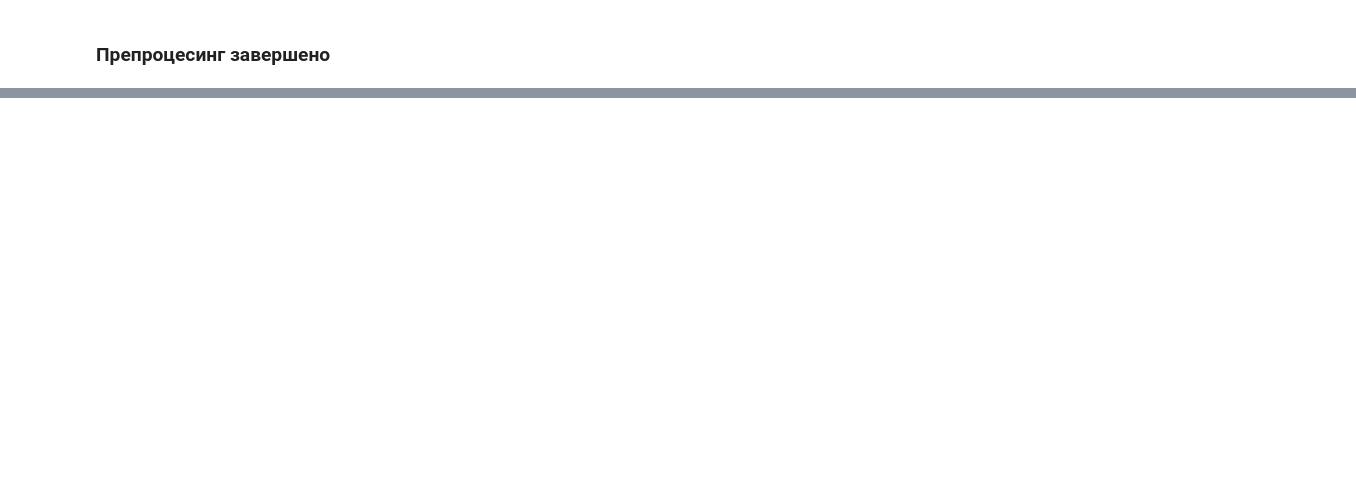
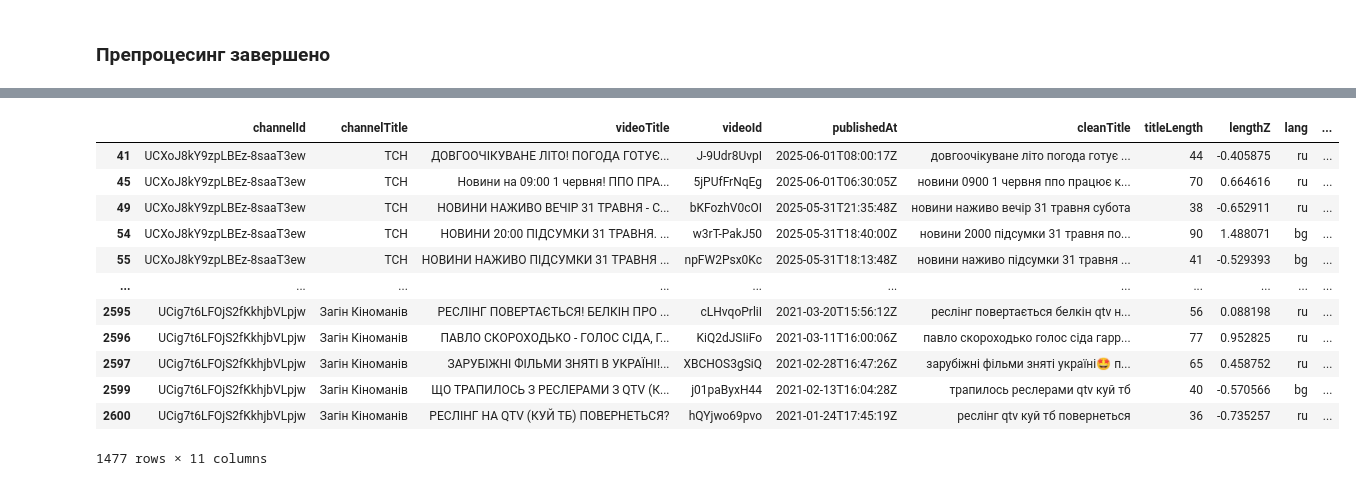
Before and after one commit to pro100jekon/kpi-web-analytics, a Jupyter notebook: lab3.ipynb, the cells around one changed output, grey strips where cells are left out. Cells and saved outputs as stored; diff of their text form; code cells hidden in the pictures; blank space fills up the shorter version.

```diff
--- a/lab3.ipynb
+++ b/lab3.ipynb
@@ -172,0 +240,16 @@ df
+# %%
+results["language_anomalies"]
+# %% [output]
+|  | channelId | channelTitle | videoTitle | videoId | publishedAt | cleanTitle | titleLength | lengthZ | lang | ... |
+| 41 | UCXoJ8kY9zpLBEz-8saaT3ew | ТСН | ДОВГООЧІКУВАНЕ ЛІТО! ПОГОДА ГОТУЄ... | J-9Udr8UvpI | 2025-06-01T08:00:17Z | довгоочікуване літо погода готує ... | 44 | -0.405875 | ru | ... |
+| 45 | UCXoJ8kY9zpLBEz-8saaT3ew | ТСН | Новини на 09:00 1 червня! ППО ПРА... | 5jPUfFrNqEg | 2025-06-01T06:30:05Z | новини 0900 1 червня ппо працює к... | 70 | 0.664616 | ru | ... |
+| 49 | UCXoJ8kY9zpLBEz-8saaT3ew | ТСН | НОВИНИ НАЖИВО ВЕЧІР 31 ТРАВНЯ - С... | bKFozhV0cOI | 2025-05-31T21:35:48Z | новини наживо вечір 31 травня субота | 38 | -0.652911 | ru | ... |
+| 54 | UCXoJ8kY9zpLBEz-8saaT3ew | ТСН | НОВИНИ 20:00 ПІДСУМКИ 31 ТРАВНЯ. ... | w3rT-PakJ50 | 2025-05-31T18:40:00Z | новини 2000 підсумки 31 травня по... | 90 | 1.488071 | bg | ... |
+| 55 | UCXoJ8kY9zpLBEz-8saaT3ew | ТСН | НОВИНИ НАЖИВО ПІДСУМКИ 31 ТРАВНЯ ... | npFW2Psx0Kc | 2025-05-31T18:13:48Z | новини наживо підсумки 31 травня ... | 41 | -0.529393 | bg | ... |
+| ... | ... | ... | ... | ... | ... | ... | ... | ... | ... | ... |
+| 2595 | UCig7t6LFOjS2fKkhjbVLpjw | Загін Кіноманів | РЕСЛІНГ ПОВЕРТАЄТЬСЯ! БЕЛКІН ПРО ... | cLHvqoPrliI | 2021-03-20T15:56:12Z | реслінг повертається белкін qtv н... | 56 | 0.088198 | ru | ... |
+| 2596 | UCig7t6LFOjS2fKkhjbVLpjw | Загін Кіноманів | ПАВЛО СКОРОХОДЬКО - ГОЛОС СІДА, Г... | KiQ2dJSIiFo | 2021-03-11T16:00:06Z | павло скороходько голос сіда гарр... | 77 | 0.952825 | ru | ... |
+| 2597 | UCig7t6LFOjS2fKkhjbVLpjw | Загін Кіноманів | ЗАРУБІЖНІ ФІЛЬМИ ЗНЯТІ В УКРАЇНІ!... | XBCHOS3gSiQ | 2021-02-28T16:47:26Z | зарубіжні фільми зняті україні🤩 п... | 65 | 0.458752 | ru | ... |
+| 2599 | UCig7t6LFOjS2fKkhjbVLpjw | Загін Кіноманів | ЩО ТРАПИЛОСЬ З РЕСЛЕРАМИ З QTV (К... | j01paByxH44 | 2021-02-13T16:04:28Z | трапилось реслерами qtv куй тб | 40 | -0.570566 | bg | ... |
+| 2600 | UCig7t6LFOjS2fKkhjbVLpjw | Загін Кіноманів | РЕСЛІНГ НА QTV (КУЙ ТБ) ПОВЕРНЕТЬСЯ? | hQYjwo69pvo | 2021-01-24T17:45:19Z | реслінг qtv куй тб повернеться | 36 | -0.735257 | ru | ... |
+1477 rows × 11 columns
```
Also changed, not shown: parts of 13 cells of this notebook.
